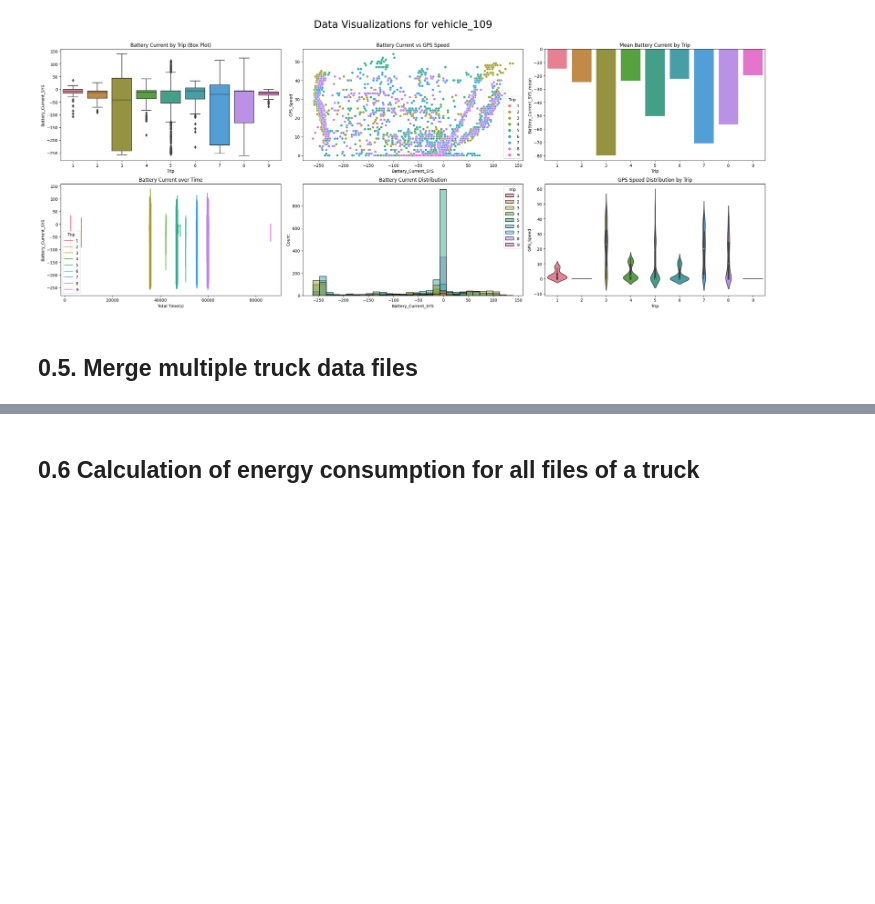
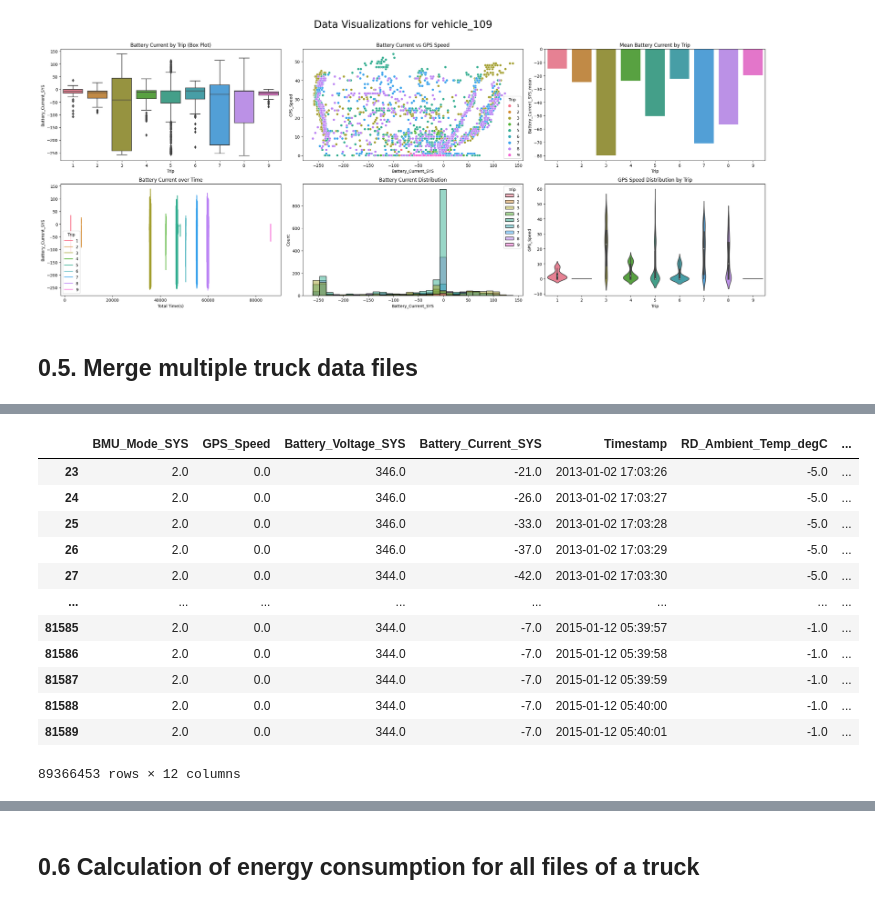
Before and after one commit to ydelipinar/Data_Based_Vehicle_Energy_Consumption_Modeling, a Jupyter notebook: ENS491_492_Project.ipynb, the cells around one changed output, grey strips where cells are left out. Drawn from its saved outputs; the diff is of its cells as text; code cells hidden in the pictures; blank space fills up the shorter version.

Commit message:
All files merged some columns commented out for merging purposes. Unnecessary second difference column was also droppewd in the for loop

```diff
--- a/ENS491_492_Project.ipynb
+++ b/ENS491_492_Project.ipynb
@@ -328,7 +328,7 @@ for path, currentDirectory, files in os.walk(path_prefix):
             df_temp.at[0, "Total Time(s)"] = 0
 
             #DROPPING ANORMALIES
-            df_temp = df_temp[(df_temp['GPS_Speed'] <= 50) & (df_temp['Battery_Voltage_SYS'] <= 346)]
+            # df_temp = df_temp[(df_temp['GPS_Speed'] <= 50) & (df_temp['Battery_Voltage_SYS'] <= 346)]
             # df_temp = df_temp[df_temp['Battery_Voltage_SYS'] <= 346]
 
             #calculate power
@@ -342,8 +342,9 @@ for path, currentDirectory, files in os.walk(path_prefix):
             df_temp['Trip_diff'] = df_temp["Total Time(s)"].diff()
             df_temp["Trip"] = (df_temp['Trip_diff'] > 1000).cumsum() + 1
 
-            # Drop the 'Trip_diff' column
+            # Drop the 'Unnecessary' column
             df_temp = df_temp.drop(['Trip_diff'], axis=1)
+            df_temp = df_temp.drop(['Seconds difference'], axis=1)
 
             # Create the vehicle_name extracting from path
             # Insert the 'ID' and 'File_Name' columns
@@ -354,9 +355,9 @@ for path, currentDirectory, files in os.walk(path_prefix):
             df_list.append(df_temp)
     print(u'\u2713')
 
-    if counter >= SEARCH_FILE_COUNT:
-        break
-    counter += 1
+    # if counter >= SEARCH_FILE_COUNT:
+    #     break
+    # counter += 1
 
 # Merge all dataframes in the list
 print("Merging the files... ")
@@ -370,0 +386,16 @@ Files have been merged ✓
+# %%
+df_merged
+# %% [output]
+|  | BMU_Mode_SYS | GPS_Speed | Battery_Voltage_SYS | Battery_Current_SYS | Timestamp | RD_Ambient_Temp_degC | ... |
+| 23 | 2.0 | 0.0 | 346.0 | -21.0 | 2013-01-02 17:03:26 | -5.0 | ... |
+| 24 | 2.0 | 0.0 | 346.0 | -26.0 | 2013-01-02 17:03:27 | -5.0 | ... |
+| 25 | 2.0 | 0.0 | 346.0 | -33.0 | 2013-01-02 17:03:28 | -5.0 | ... |
+| 26 | 2.0 | 0.0 | 346.0 | -37.0 | 2013-01-02 17:03:29 | -5.0 | ... |
+| 27 | 2.0 | 0.0 | 344.0 | -42.0 | 2013-01-02 17:03:30 | -5.0 | ... |
+| ... | ... | ... | ... | ... | ... | ... | ... |
+| 81585 | 2.0 | 0.0 | 344.0 | -7.0 | 2015-01-12 05:39:57 | -1.0 | ... |
+| 81586 | 2.0 | 0.0 | 344.0 | -7.0 | 2015-01-12 05:39:58 | -1.0 | ... |
+| 81587 | 2.0 | 0.0 | 344.0 | -7.0 | 2015-01-12 05:39:59 | -1.0 | ... |
+| 81588 | 2.0 | 0.0 | 344.0 | -7.0 | 2015-01-12 05:40:00 | -1.0 | ... |
+| 81589 | 2.0 | 0.0 | 344.0 | -7.0 | 2015-01-12 05:40:01 | -1.0 | ... |
+89366453 rows × 12 columns
```
Also changed, not shown: parts of 3 cells of this notebook.
